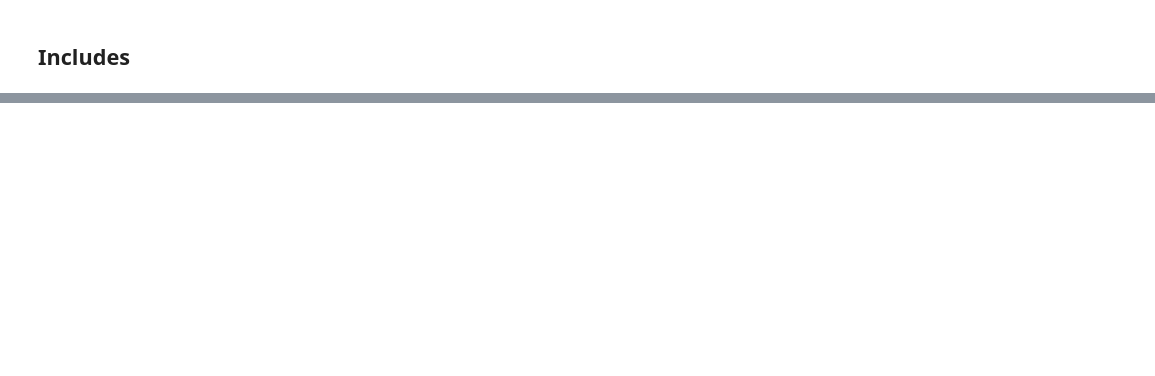
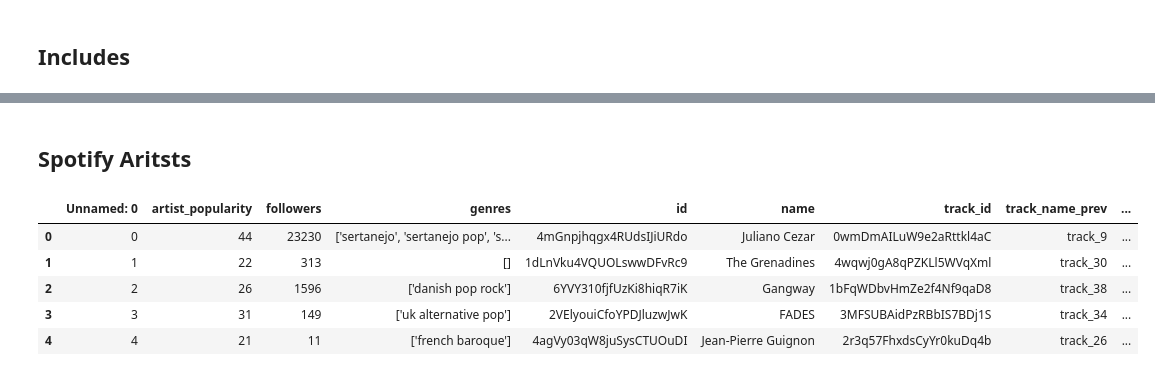
Before and after one commit to NiklasKiefer/spotify_recommendation_system, a Jupyter notebook: explorative_data_analysis.ipynb, the cells around one changed output, grey strips where cells are left out. Drawn from its saved outputs; the diff is of its cells as text; code cells hidden in the pictures; blank space fills up the shorter version.

```diff
--- a/explorative_data_analysis.ipynb
+++ b/explorative_data_analysis.ipynb
@@ -24,0 +51,12 @@ FileNotFoundError: [Errno 2] No such file or directory: '\\data\\spotify_albums.
+# %% [markdown]
+## Spotify Aritsts
+# %%
+artists_df = pd.read_csv("data\spotify_artists.csv")
+artists_df.head()
+# %% [output]
+|  | Unnamed: 0 | artist_popularity | followers | genres | id | name | track_id | track_name_prev | ... |
+| 0 | 0 | 44 | 23230 | ['sertanejo', 'sertanejo pop', 's... | 4mGnpjhqgx4RUdsIJiURdo | Juliano Cezar | 0wmDmAILuW9e2aRttkl4aC | track_9 | ... |
+| 1 | 1 | 22 | 313 | [] | 1dLnVku4VQUOLswwDFvRc9 | The Grenadines | 4wqwj0gA8qPZKLl5WVqXml | track_30 | ... |
+| 2 | 2 | 26 | 1596 | ['danish pop rock'] | 6YVY310fjfUzKi8hiqR7iK | Gangway | 1bFqWDbvHmZe2f4Nf9qaD8 | track_38 | ... |
+| 3 | 3 | 31 | 149 | ['uk alternative pop'] | 2VElyouiCfoYPDJluzwJwK | FADES | 3MFSUBAidPzRBbIS7BDj1S | track_34 | ... |
+| 4 | 4 | 21 | 11 | ['french baroque'] | 4agVy03qW8juSysCTUOuDI | Jean-Pierre Guignon | 2r3q57FhxdsCyYr0kuDq4b | track_26 | ... |
```
Also changed, not shown: parts of 15 cells of this notebook.
